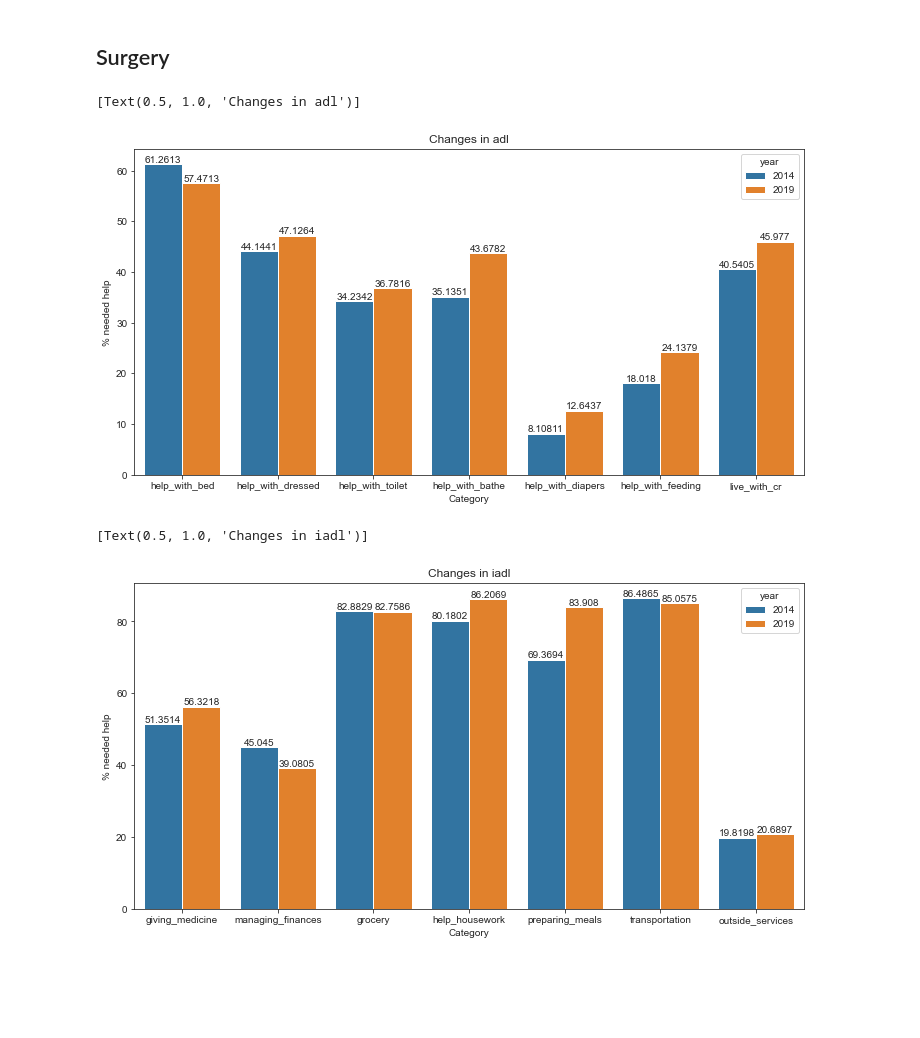
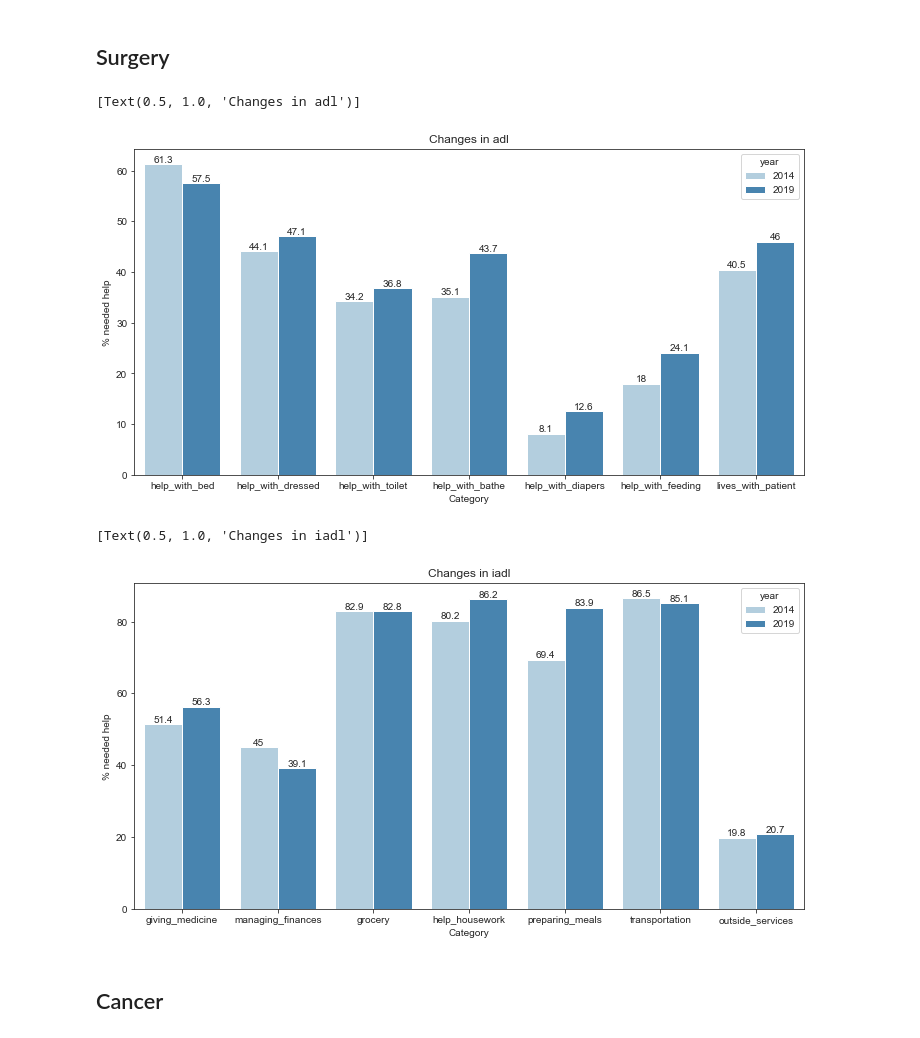
Before and after one commit to woonsupkim/BurdenofCare, a Jupyter notebook: 2015_2020_comparison.ipynb, the cells around one changed output. Cells and saved outputs as stored; diff of their text form; code cells hidden in the pictures; blank space fills up the shorter version.

```diff
--- a/2015_2020_comparison.ipynb
+++ b/2015_2020_comparison.ipynb
@@ -371,7 +371,7 @@ df_iadl = pd.DataFrame(data_iadl)
 sns.set_style('ticks')
 fig, ax = plt.subplots()
 fig.set_size_inches(12,6)
-ax = sns.barplot(x='Category', y='% needed help', hue = 'year', data = df_adl)
+ax = sns.barplot(x='Category', y='% needed help', hue = 'year', palette = "Blues", data = df_adl)
 for container in ax.containers:
     ax.bar_label(container)
 ax.set(title='Changes in adl')
@@ -382,7 +382,7 @@ ax.set(title='Changes in adl')
 sns.set_style('ticks')
 fig, ax = plt.subplots()
 fig.set_size_inches(12,6)
-ax = sns.barplot(x='Category', y='% needed help', hue = 'year', data = df_iadl)
+ax = sns.barplot(x='Category', y='% needed help', hue = 'year', palette = "Blues", data = df_iadl)
 for container in ax.containers:
     ax.bar_label(container)
 ax.set(title='Changes in iadl')
@@ -412,8 +412,8 @@ data_adl = [{'Category':'help_with_bed', 'year':2014, '% needed help': np.round(
         {'Category':'help_with_diapers', 'year':2019, '% needed help': np.round(np.sum(data_2019['help_with_diapers'])/total_2019*100,1)},
         {'Category':'help_with_feeding', 'year':2014, '% needed help': np.round(np.sum(data_2014['help_with_feeding'])/total_2014*100,1)},
         {'Category':'help_with_feeding', 'year':2019, '% needed help': np.round(np.sum(data_2019['help_with_feeding'])/total_2019*100,1)},
-        {'Category':'live_with_cr', 'year':2014, '% needed help': np.round(np.sum(data_2014['live_with_cr'])/total_2014*100,1)},
-        {'Category':'live_with_cr', 'year':2019, '% needed help': np.round(np.sum(data_2019['live_with_cr'])/total_2019*100,1)}
+        {'Category':'lives_with_patient', 'year':2014, '% needed help': np.round(np.sum(data_2014['lives_with_patient'])/total_2014*100,1)},
+        {'Category':'lives_with_patient', 'year':2019, '% needed help': np.round(np.sum(data_2019['lives_with_patient'])/total_2019*100,1)}
 ]
 
 data_iadl = [
@@ -439,21 +439,23 @@ df_iadl = pd.DataFrame(data_iadl)
 sns.set_style('ticks')
 fig, ax = plt.subplots()
 fig.set_size_inches(12,6)
-ax = sns.barplot(x='Category', y='% needed help', hue = 'year', data = df_adl)
+ax = sns.barplot(x='Category', y='% needed help', hue = 'year', palette = "Blues", data = df_adl)
 for container in ax.containers:
     ax.bar_label(container)
 ax.set(title='Changes in adl')
 # %% [output]
 [Text(0.5, 1.0, 'Changes in adl')]
-[figure, old version]
+[figure, new version]
 # %%
 sns.set_style('ticks')
 fig, ax = plt.subplots()
 fig.set_size_inches(12,6)
-ax = sns.barplot(x='Category', y='% needed help', hue = 'year', data = df_iadl)
+ax = sns.barplot(x='Category', y='% needed help', hue = 'year', palette = "Blues", data = df_iadl)
 for container in ax.containers:
     ax.bar_label(container)
 ax.set(title='Changes in iadl')
 # %% [output]
 [Text(0.5, 1.0, 'Changes in iadl')]
-[figure, old version]
+[figure, new version]
+# %% [markdown]
+## Cancer
```
Also changed, not shown: parts of 23 cells of this notebook.
